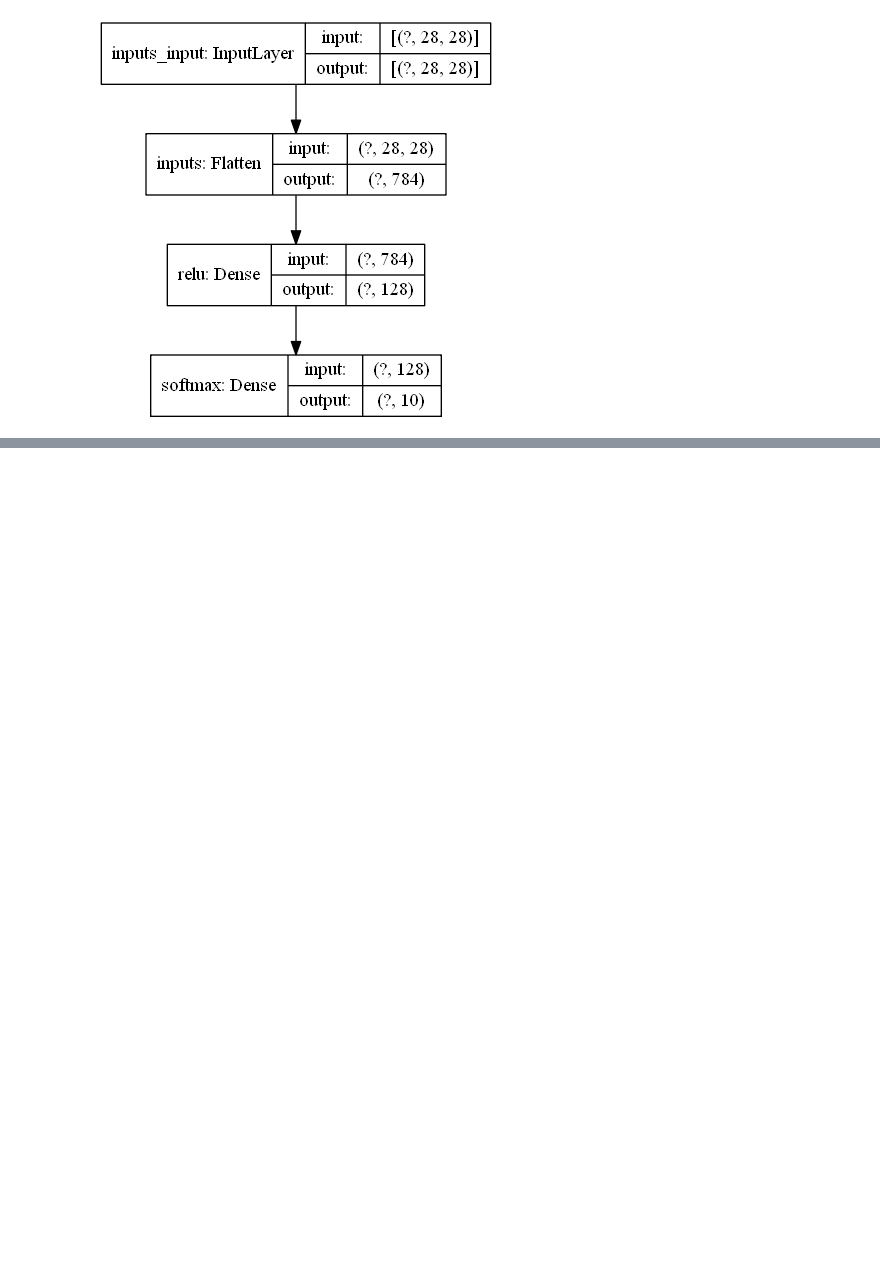
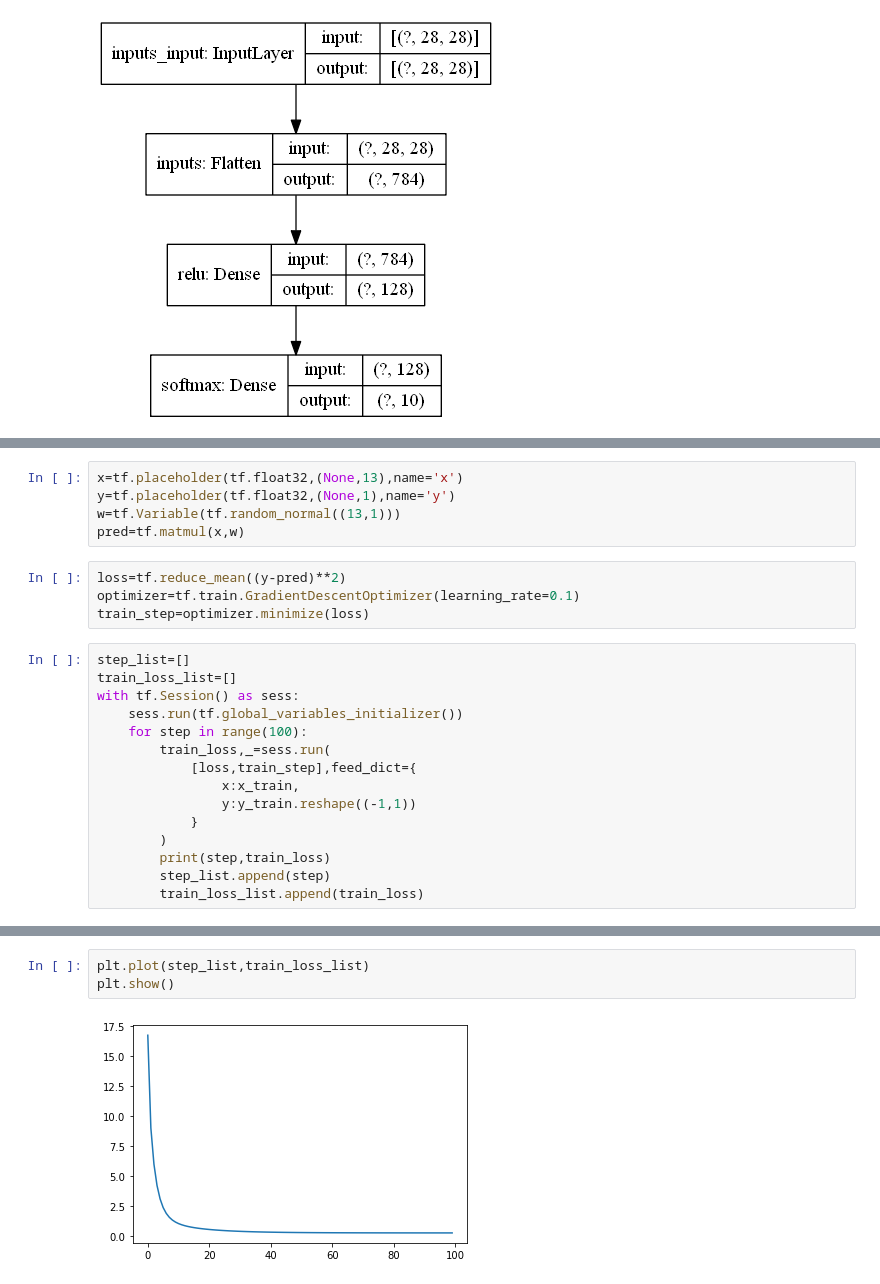
Before and after one commit to zeke0409/Othello-practice, a Jupyter notebook: TensorFlow_intro.ipynb, the cells around one changed output, grey strips where cells are left out. Drawn from its saved outputs; the diff is of its cells as text; blank space fills up the shorter version.

```diff
--- a/TensorFlow_intro.ipynb
+++ b/TensorFlow_intro.ipynb
@@ -115,0 +215,24 @@ None
+# %%
+x=tf.placeholder(tf.float32,(None,13),name='x')
+y=tf.placeholder(tf.float32,(None,1),name='y')
+w=tf.Variable(tf.random_normal((13,1)))
+pred=tf.matmul(x,w)
+# %%
+loss=tf.reduce_mean((y-pred)**2)
+optimizer=tf.train.GradientDescentOptimizer(learning_rate=0.1)
+train_step=optimizer.minimize(loss)
+# %%
+step_list=[]
+train_loss_list=[]
+with tf.Session() as sess:
+    sess.run(tf.global_variables_initializer())
+    for step in range(100):
+        train_loss,_=sess.run(
+            [loss,train_step],feed_dict={
+                x:x_train,
+                y:y_train.reshape((-1,1))
+            }
+        )
+        print(step,train_loss)
+        step_list.append(step)
+        train_loss_list.append(train_loss)
@@ -115,0 +257,5 @@ None
+# %%
+plt.plot(step_list,train_loss_list)
+plt.show()
+# %% [output]
+[figure, added]
```
Also changed, not shown: parts of 13 cells of this notebook, 8 other files.
